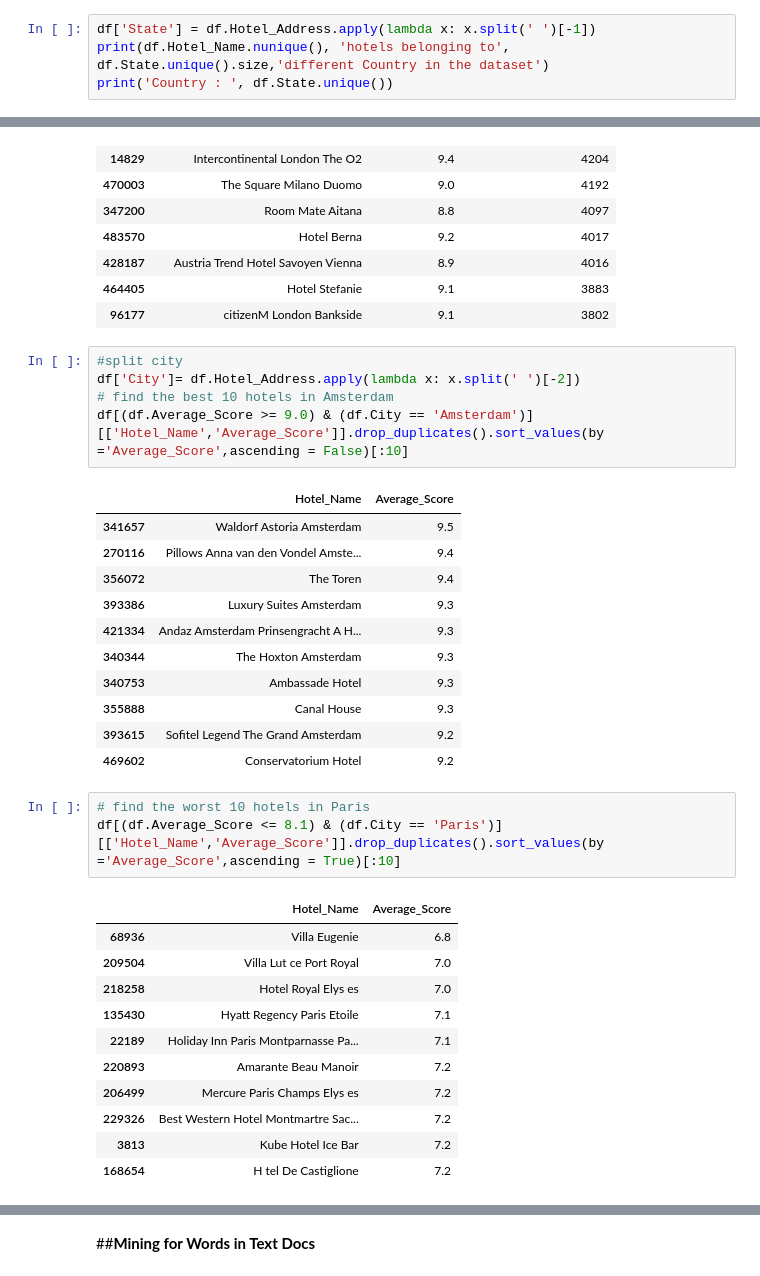
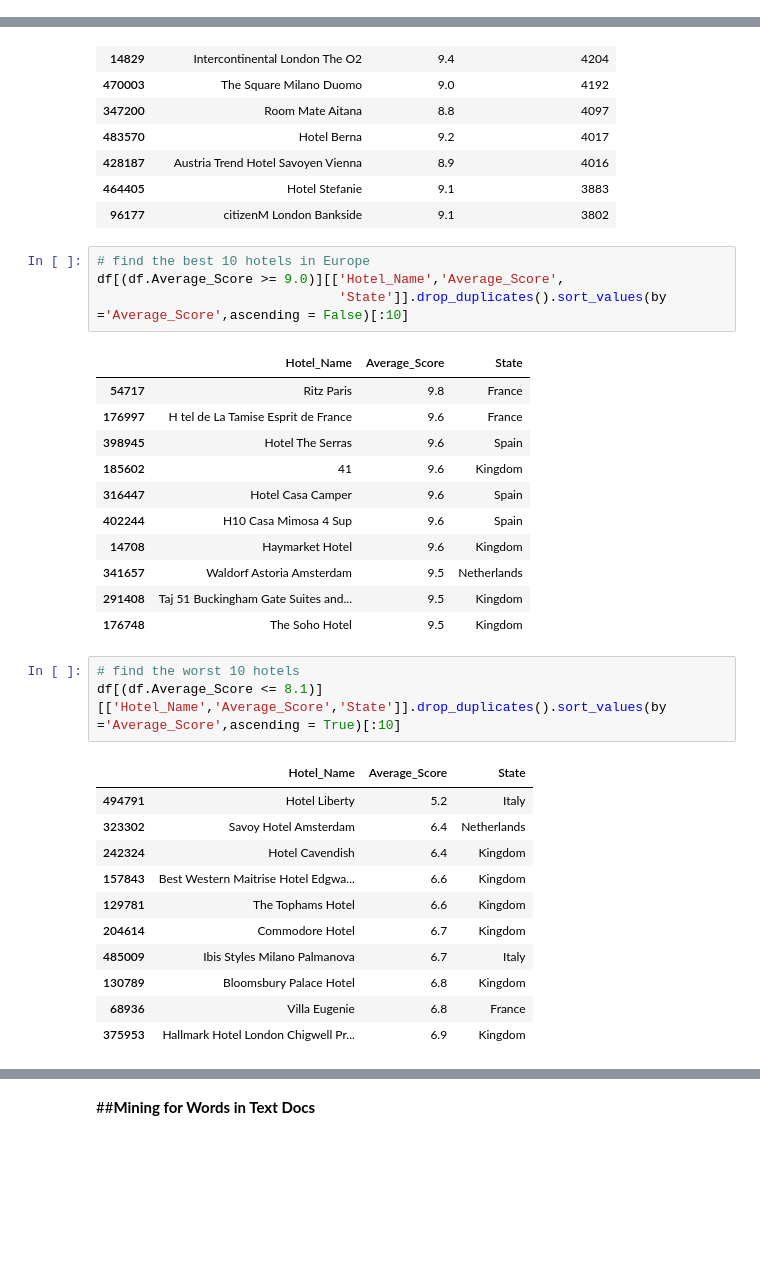
Before and after one commit to ArvindRajen/Conceptual_Analysis, a Jupyter notebook: Hotel_Reviews_EDA.ipynb, the cells around one changed output, grey strips where cells are left out. Drawn from its saved outputs; the diff is of its cells as text; blank space fills up the shorter version.

```diff
--- a/Hotel_Reviews_EDA.ipynb
+++ b/Hotel_Reviews_EDA.ipynb
@@ -134,4 +64,0 @@ print(df.Hotel_Name.nunique(), 'hotels in the dataset')
-# %%
-df['State'] = df.Hotel_Address.apply(lambda x: x.split(' ')[-1])
-print(df.Hotel_Name.nunique(), 'hotels belonging to', df.State.unique().size,'different Country in the dataset')
-print('Country : ', df.State.unique())
@@ -210,35 +165,34 @@ df[df.Average_Score >= 8.8][['Hotel_Name','Average_Score',
 | 464405 | Hotel Stefanie | 9.1 | 3883 |
 | 96177 | citizenM London Bankside | 9.1 | 3802 |
 # %%
-#split city
-df['City']= df.Hotel_Address.apply(lambda x: x.split(' ')[-2])
-# find the best 10 hotels in Amsterdam
-df[(df.Average_Score >= 9.0) & (df.City == 'Amsterdam')][['Hotel_Name','Average_Score']].drop_duplicates().sort_values(by ='Average_Score',ascending = False)[:10]
+# find the best 10 hotels in Europe
+df[(df.Average_Score >= 9.0)][['Hotel_Name','Average_Score',
+                               'State']].drop_duplicates().sort_values(by ='Average_Score',ascending = False)[:10]
 # %% [output]
-|  | Hotel_Name | Average_Score |
-| 341657 | Waldorf Astoria Amsterdam | 9.5 |
-| 270116 | Pillows Anna van den Vondel Amste... | 9.4 |
-| 356072 | The Toren | 9.4 |
-| 393386 | Luxury Suites Amsterdam | 9.3 |
-| 421334 | Andaz Amsterdam Prinsengracht A H... | 9.3 |
-| 340344 | The Hoxton Amsterdam | 9.3 |
-| 340753 | Ambassade Hotel | 9.3 |
-| 355888 | Canal House | 9.3 |
-| 393615 | Sofitel Legend The Grand Amsterdam | 9.2 |
-| 469602 | Conservatorium Hotel | 9.2 |
+|  | Hotel_Name | Average_Score | State |
+| 54717 | Ritz Paris | 9.8 | France |
+| 176997 | H tel de La Tamise Esprit de France | 9.6 | France |
+| 398945 | Hotel The Serras | 9.6 | Spain |
+| 185602 | 41 | 9.6 | Kingdom |
+| 316447 | Hotel Casa Camper | 9.6 | Spain |
+| 402244 | H10 Casa Mimosa 4 Sup | 9.6 | Spain |
+| 14708 | Haymarket Hotel | 9.6 | Kingdom |
+| 341657 | Waldorf Astoria Amsterdam | 9.5 | Netherlands |
+| 291408 | Taj 51 Buckingham Gate Suites and... | 9.5 | Kingdom |
+| 176748 | The Soho Hotel | 9.5 | Kingdom |
 # %%
-# find the worst 10 hotels in Paris
-df[(df.Average_Score <= 8.1) & (df.City == 'Paris')][['Hotel_Name','Average_Score']].drop_duplicates().sort_values(by ='Average_Score',ascending = True)[:10]
+# find the worst 10 hotels
+df[(df.Average_Score <= 8.1)][['Hotel_Name','Average_Score','State']].drop_duplicates().sort_values(by ='Average_Score',ascending = True)[:10]
 # %% [output]
-|  | Hotel_Name | Average_Score |
-| 68936 | Villa Eugenie | 6.8 |
-| 209504 | Villa Lut ce Port Royal | 7.0 |
-| 218258 | Hotel Royal Elys es | 7.0 |
-| 135430 | Hyatt Regency Paris Etoile | 7.1 |
-| 22189 | Holiday Inn Paris Montparnasse Pa... | 7.1 |
-| 220893 | Amarante Beau Manoir | 7.2 |
-| 206499 | Mercure Paris Champs Elys es | 7.2 |
-| 229326 | Best Western Hotel Montmartre Sac... | 7.2 |
-| 3813 | Kube Hotel Ice Bar | 7.2 |
-| 168654 | H tel De Castiglione | 7.2 |
+|  | Hotel_Name | Average_Score | State |
+| 494791 | Hotel Liberty | 5.2 | Italy |
+| 323302 | Savoy Hotel Amsterdam | 6.4 | Netherlands |
+| 242324 | Hotel Cavendish | 6.4 | Kingdom |
+| 157843 | Best Western Maitrise Hotel Edgwa... | 6.6 | Kingdom |
+| 129781 | The Tophams Hotel | 6.6 | Kingdom |
+| 204614 | Commodore Hotel | 6.7 | Kingdom |
+| 485009 | Ibis Styles Milano Palmanova | 6.7 | Italy |
+| 130789 | Bloomsbury Palace Hotel | 6.8 | Kingdom |
+| 68936 | Villa Eugenie | 6.8 | France |
+| 375953 | Hallmark Hotel London Chigwell Pr... | 6.9 | Kingdom |
 # %%
```
Also changed, not shown: parts of 24 cells of this notebook.
